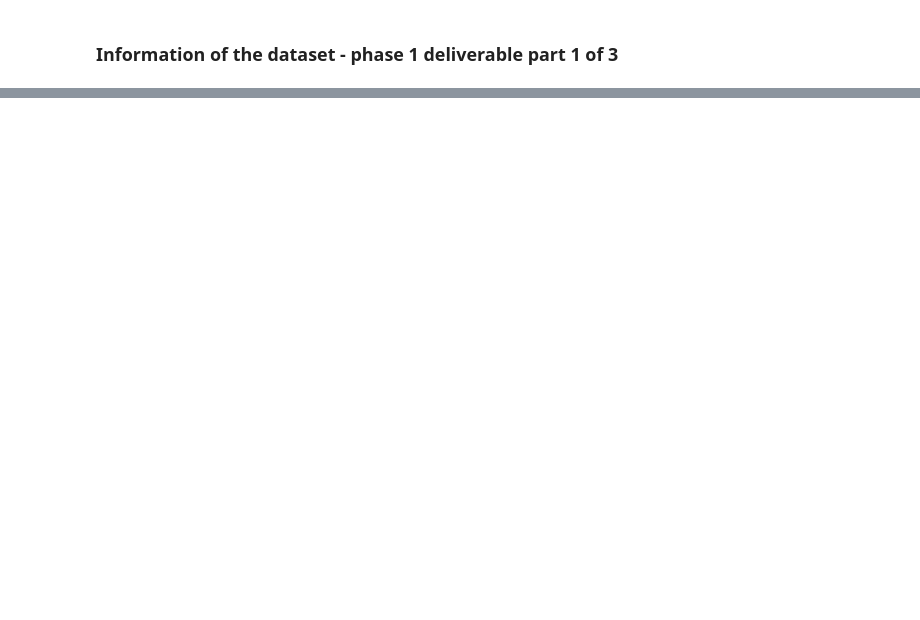
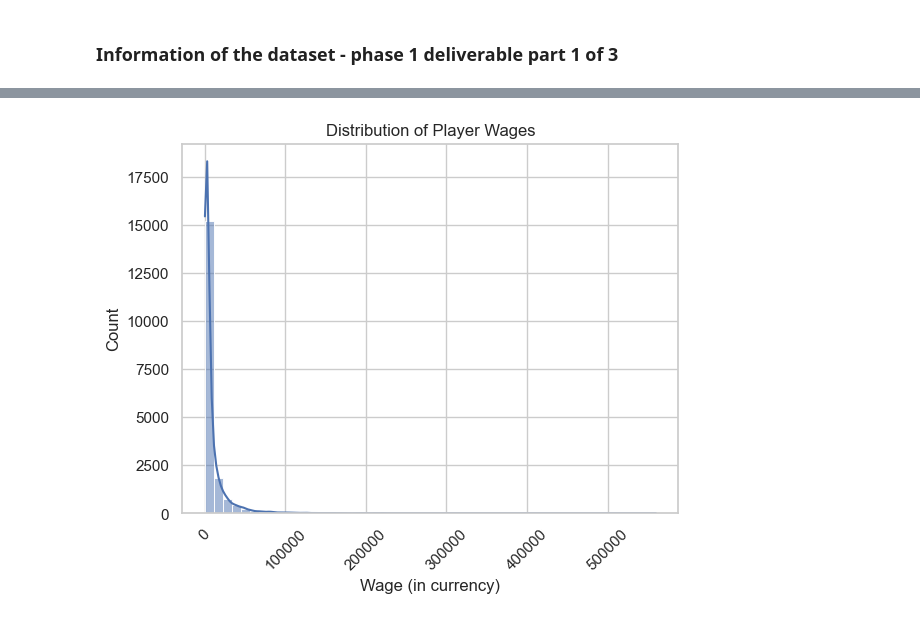
Before and after one commit to QAZYD/eda-repository, a Jupyter notebook: Untitled-1.ipynb, the cells around one changed output, grey strips where cells are left out. Drawn from its saved outputs; the diff is of its cells as text; code cells hidden in the pictures; blank space fills up the shorter version.

```diff
--- a/Untitled-1.ipynb
+++ b/Untitled-1.ipynb
@@ -90,0 +459,3 @@ dtype: int64
+# %%
+df['Position_Count'] = df['Position_List'].apply(len)
+df['Position_Count'].describe()
@@ -90,0 +479,2 @@ dtype: int64
+# %%
+df['Preferred Foot'] = df['Preferred Foot'].str.strip().str.title()
@@ -90,0 +533,2 @@ dtype: int64
+# %%
+df['Joined'] = pd.to_datetime(df['Joined'], errors='coerce')
@@ -90,0 +539,17 @@ dtype: int64
+# %%
+def money_to_float(value_str):
+    if isinstance(value_str, str):
+        value_str = value_str.replace('€', '').replace(',', '').strip()
+        if value_str.endswith('M'):
+            return float(value_str[:-1]) * 1_000_000
+        elif value_str.endswith('K'):
+            return float(value_str[:-1]) * 1_000
+        else:
+            try:
+                return float(value_str)
+            except:
+                return None
+    return None
+
+df['Value'] = df['Value'].apply(money_to_float)
+df['Wage'] = df['Wage'].apply(money_to_float)
@@ -90,0 +574,12 @@ dtype: int64
+# %%
+import matplotlib.pyplot as plt
+import seaborn as sns
+
+sns.histplot(df['Wage'], bins=50, kde=True)
+plt.title('Distribution of Player Wages')
+plt.xlabel('Wage (in currency)')
+plt.ylabel('Count')
+plt.xticks(rotation=45)
+plt.show()
+# %% [output]
+[figure, added]
```
Also changed, not shown: parts of 78 cells of this notebook.
